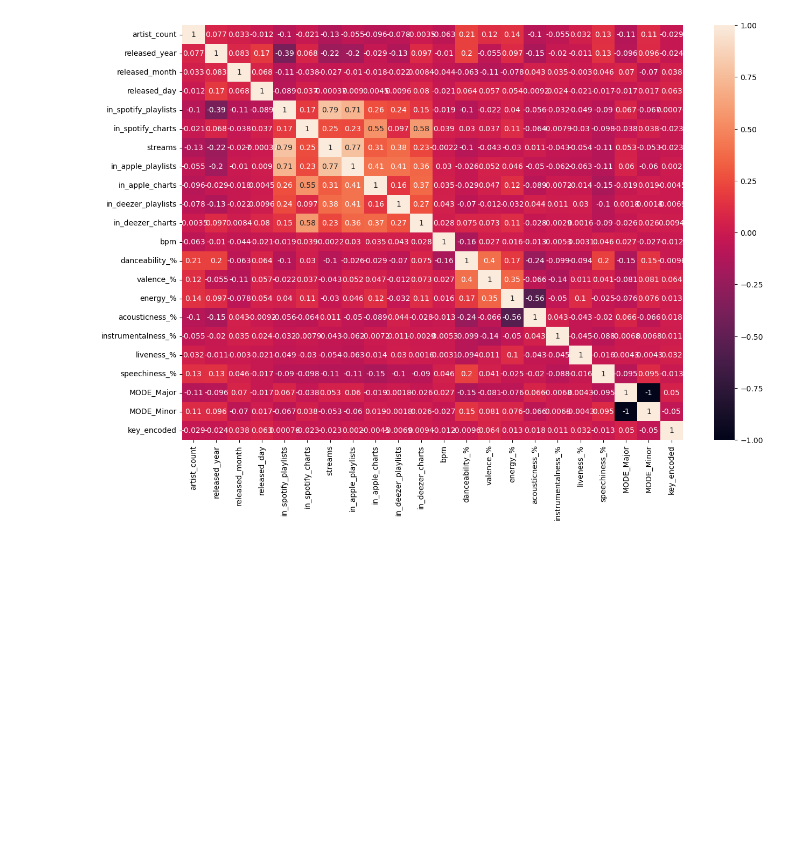
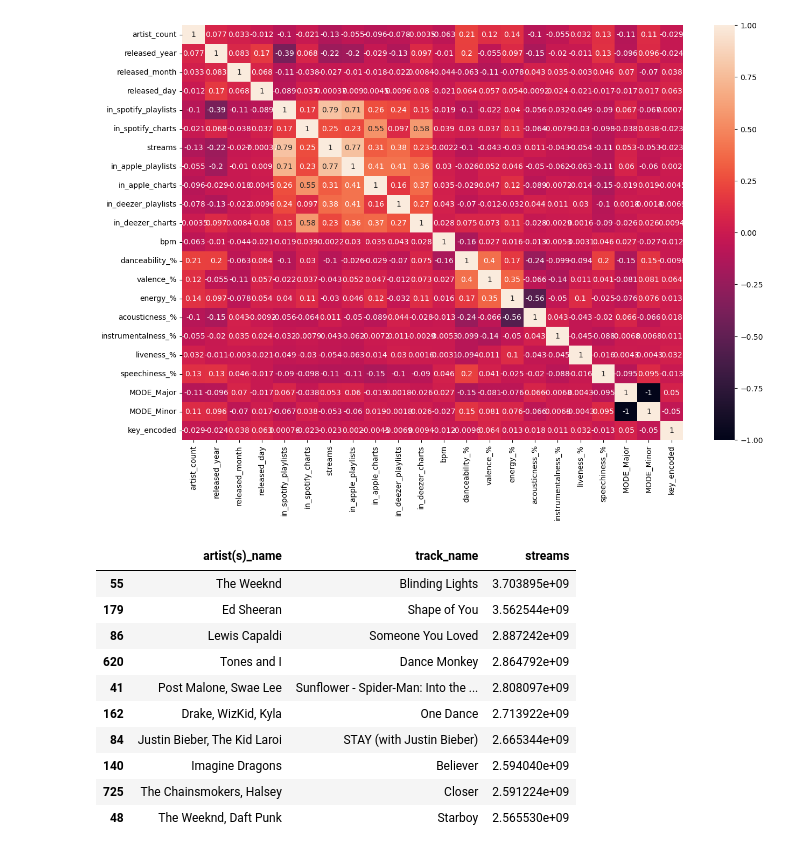
Before and after one commit to Venkateshbandla509/spotify_, a Jupyter notebook: spotify_.ipynb, the cells around one changed output. Drawn from its saved outputs; the diff is of its cells as text; code cells hidden in the pictures; blank space fills up the shorter version.

```diff
--- a/spotify_.ipynb
+++ b/spotify_.ipynb
@@ -349,3 +349,19 @@ sns.heatmap(new.corr(),annot = True)
 # %% [output]
 <Axes: >
 [figure]
+# %%
+most_streamed_songs = new[['artist(s)_name','track_name','streams']].nlargest(10,'streams')
+# %%
+most_streamed_songs
+# %% [output]
+|  | artist(s)_name | track_name | streams |
+| 55 | The Weeknd | Blinding Lights | 3.703895e+09 |
+| 179 | Ed Sheeran | Shape of You | 3.562544e+09 |
+| 86 | Lewis Capaldi | Someone You Loved | 2.887242e+09 |
+| 620 | Tones and I | Dance Monkey | 2.864792e+09 |
+| 41 | Post Malone, Swae Lee | Sunflower - Spider-Man: Into the ... | 2.808097e+09 |
+| 162 | Drake, WizKid, Kyla | One Dance | 2.713922e+09 |
+| 84 | Justin Bieber, The Kid Laroi | STAY (with Justin Bieber) | 2.665344e+09 |
+| 140 | Imagine Dragons | Believer | 2.594040e+09 |
+| 725 | The Chainsmokers, Halsey | Closer | 2.591224e+09 |
+| 48 | The Weeknd, Daft Punk | Starboy | 2.565530e+09 |
```
